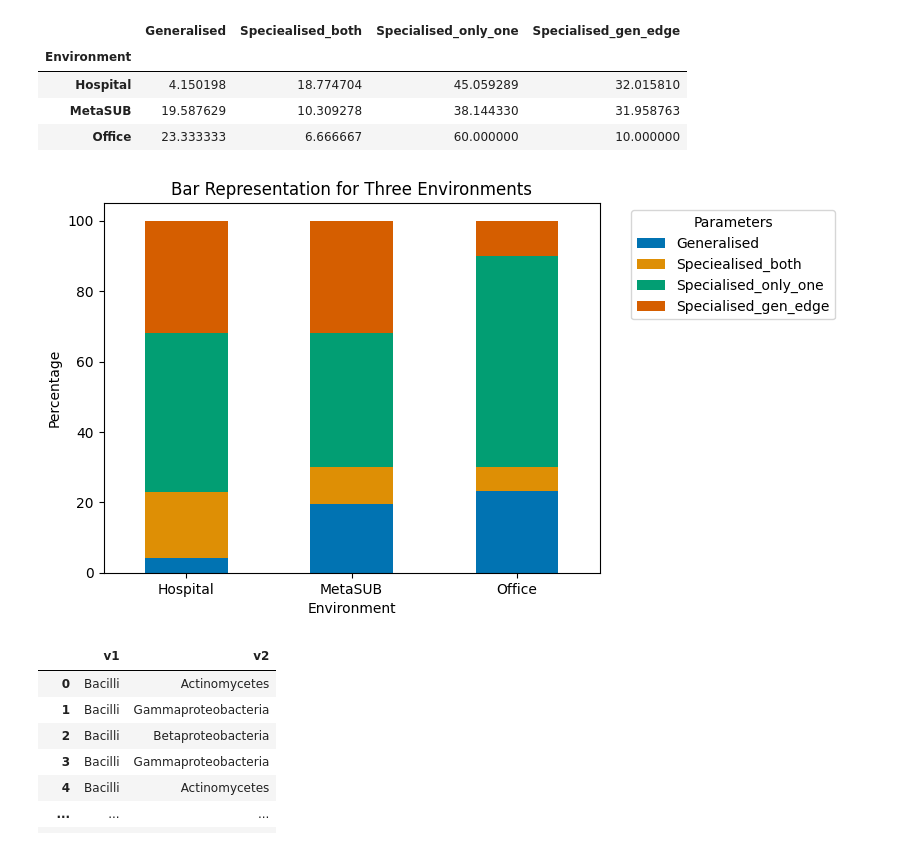
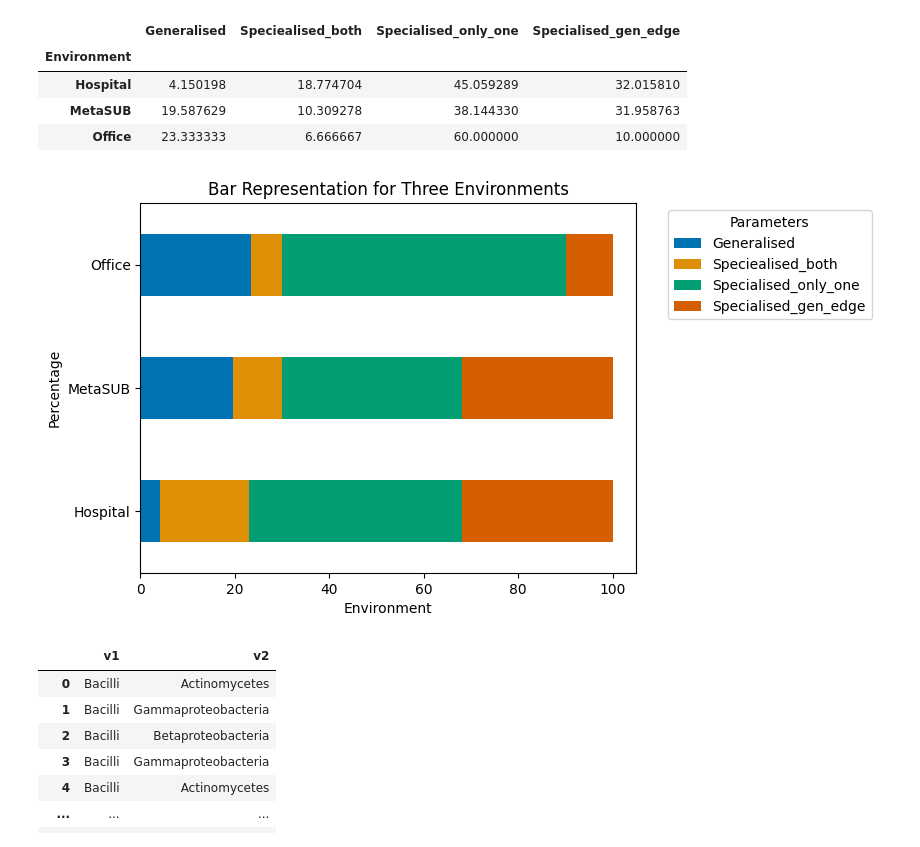
Before and after one commit to RamanLab/Hospital_Microbiome, a Jupyter notebook: 3_Network_properties.ipynb, the cells around one changed output. Drawn from its saved outputs; the diff is of its cells as text; code cells hidden in the pictures.

```diff
--- a/3_Network_properties.ipynb
+++ b/3_Network_properties.ipynb
@@ -7,9 +7,9 @@ import seaborn as sns
 from matplotlib_venn import venn3
 
 # Set the directory path
-input_path = '/mnt/Local_Disk_1/Hospital_Microbiome/Data/Output_data/network_files/'
-output_path = '/mnt/Local_Disk_1/Hospital_Microbiome/Data/Output_data/'
-figure_path = '/mnt/Local_Disk_1/Hospital_Microbiome/Data/Figures/'
+input_path = '/mnt/Local_Disk_1/2_Hospital_Microbiome/Data/Output_data/network_files/'
+output_path = '/mnt/Local_Disk_1/2_Hospital_Microbiome/Data/Output_data/'
+figure_path = '/mnt/Local_Disk_1/2_Hospital_Microbiome/Data/Figures/'
 # %%
 # Load the edges file
 environments = ["Hospital", "MetaSUB", "Office"]
@@ -172,18 +173,18 @@ edge_details_per
 # %%
 # Providing color palette for the plot
 palette = sns.color_palette("colorblind")
 
 # Plot the bar graph
-edge_details_per.plot(kind='bar', stacked=True, color=palette)
+edge_details_per.plot(kind='barh', stacked=True, color=palette)
 plt.title('Bar Representation for Three Environments')
 plt.xlabel('Environment')
 plt.ylabel('Percentage')
 plt.xticks(rotation=0)
 plt.legend(title='Parameters', bbox_to_anchor=(1.05, 1), loc='upper left')
 plt.savefig(figure_path + 'Fig_3E.svg', format='svg', bbox_inches='tight')
 plt.show()
 # %% [output]
-[figure, old version]
+[figure, new version]
 # %%
 # Fetching the interactions in the genus level
 genus_edge = {environment: edges[environment][['v1', 'v2']].apply(lambda x: x.str.split().str[0]) for environment in environments}
```
Also changed, not shown: parts of 3 cells of this notebook.
